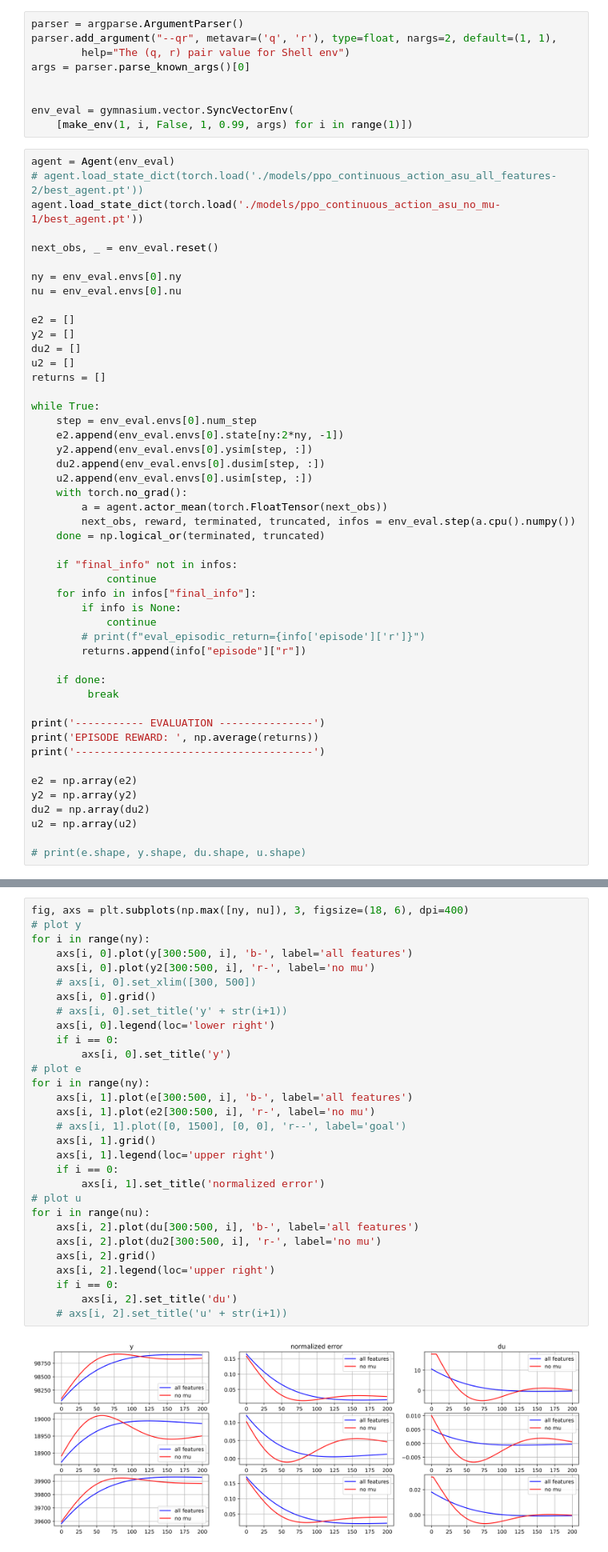
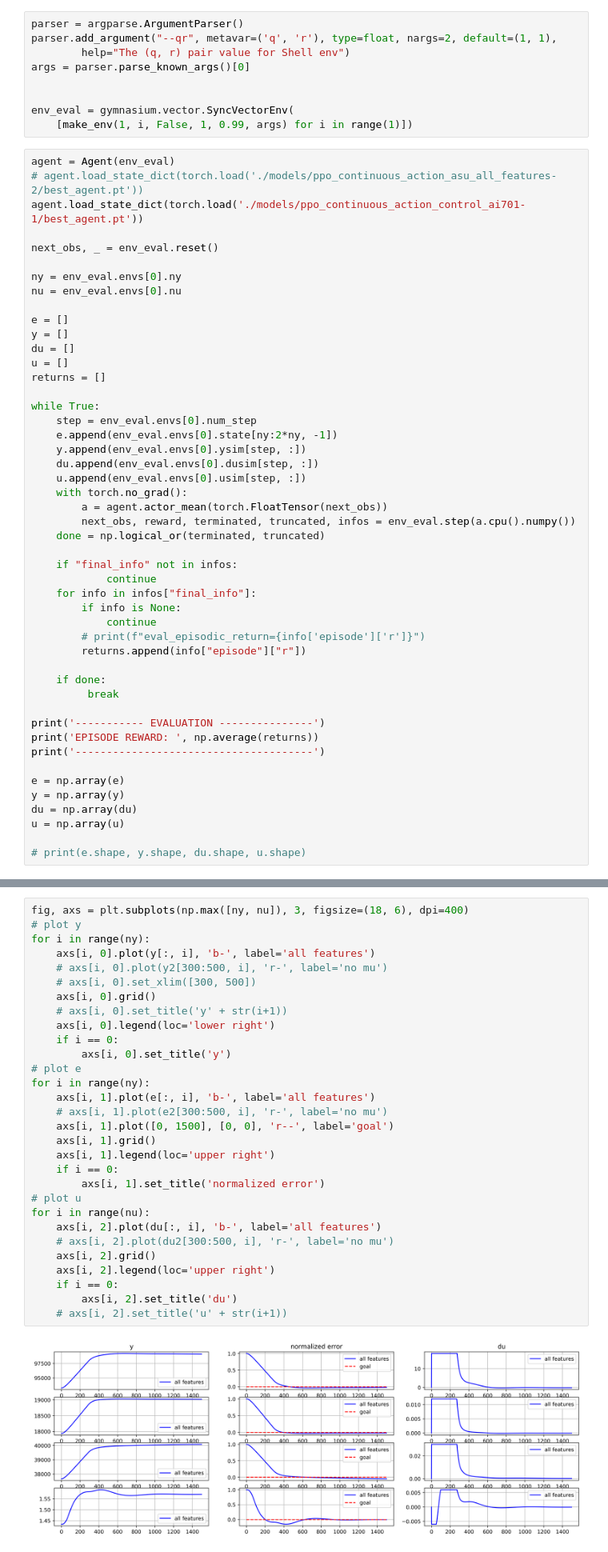
Before and after one commit to qiuruiyu/cleanrl, a Jupyter notebook: asu_test.ipynb, the cells around one changed output, grey strips where cells are left out. Shown at 80% size. Saved outputs shown, nothing was run; the diff lists cells and outputs as text.

```diff
--- a/asu_test.ipynb
+++ b/asu_test.ipynb
@@ -75,25 +75,25 @@ env_eval = gymnasium.vector.SyncVectorEnv(
 # %%
 agent = Agent(env_eval)
 # agent.load_state_dict(torch.load('./models/ppo_continuous_action_asu_all_features-2/best_agent.pt'))
-agent.load_state_dict(torch.load('./models/ppo_continuous_action_asu_no_mu-1/best_agent.pt'))
+agent.load_state_dict(torch.load('./models/ppo_continuous_action_control_ai701-1/best_agent.pt'))
 
 next_obs, _ = env_eval.reset()
 
 ny = env_eval.envs[0].ny
 nu = env_eval.envs[0].nu
 
-e2 = []
-y2 = []
-du2 = []
-u2 = []
+e = []
+y = []
+du = []
+u = []
 returns = []
 
 while True:
     step = env_eval.envs[0].num_step
-    e2.append(env_eval.envs[0].state[ny:2*ny, -1])
-    y2.append(env_eval.envs[0].ysim[step, :])
-    du2.append(env_eval.envs[0].dusim[step, :])
-    u2.append(env_eval.envs[0].usim[step, :])
+    e.append(env_eval.envs[0].state[ny:2*ny, -1])
+    y.append(env_eval.envs[0].ysim[step, :])
+    du.append(env_eval.envs[0].dusim[step, :])
+    u.append(env_eval.envs[0].usim[step, :])
     with torch.no_grad():
         a = agent.actor_mean(torch.FloatTensor(next_obs))
         next_obs, reward, terminated, truncated, infos = env_eval.step(a.cpu().numpy())
@@ -114,10 +114,10 @@ print('----------- EVALUATION ---------------')
 print('EPISODE REWARD: ', np.average(returns))
 print('--------------------------------------')
 
-e2 = np.array(e2)
-y2 = np.array(y2)
-du2 = np.array(du2)
-u2 = np.array(u2)
+e = np.array(e)
+y = np.array(y)
+du = np.array(du)
+u = np.array(u)
 
 # print(e.shape, y.shape, du.shape, u.shape)
 # %% [output]
@@ -127,32 +127,32 @@ EPISODE REWARD:  -407.42578
 # %%
 fig, axs = plt.subplots(np.max([ny, nu]), 3, figsize=(18, 6), dpi=400)
 # plot y
 for i in range(ny):
-    axs[i, 0].plot(y[300:500, i], 'b-', label='all features')
-    axs[i, 0].plot(y2[300:500, i], 'r-', label='no mu')
+    axs[i, 0].plot(y[:, i], 'b-', label='all features')
+    # axs[i, 0].plot(y2[300:500, i], 'r-', label='no mu')
     # axs[i, 0].set_xlim([300, 500])
     axs[i, 0].grid()
     # axs[i, 0].set_title('y' + str(i+1))
     axs[i, 0].legend(loc='lower right')
     if i == 0:
         axs[i, 0].set_title('y')
 # plot e
 for i in range(ny):
-    axs[i, 1].plot(e[300:500, i], 'b-', label='all features')
-    axs[i, 1].plot(e2[300:500, i], 'r-', label='no mu')
-    # axs[i, 1].plot([0, 1500], [0, 0], 'r--', label='goal')
+    axs[i, 1].plot(e[:, i], 'b-', label='all features')
+    # axs[i, 1].plot(e2[300:500, i], 'r-', label='no mu')
+    axs[i, 1].plot([0, 1500], [0, 0], 'r--', label='goal')
     axs[i, 1].grid()
     axs[i, 1].legend(loc='upper right')
     if i == 0:
         axs[i, 1].set_title('normalized error')
 # plot u
 for i in range(nu):
-    axs[i, 2].plot(du[300:500, i], 'b-', label='all features')
-    axs[i, 2].plot(du2[300:500, i], 'r-', label='no mu')
+    axs[i, 2].plot(du[:, i], 'b-', label='all features')
+    # axs[i, 2].plot(du2[300:500, i], 'r-', label='no mu')
     axs[i, 2].grid()
     axs[i, 2].legend(loc='upper right')
     if i == 0:
         axs[i, 2].set_title('du')
     # axs[i, 2].set_title('u' + str(i+1))
 # %% [output]
-[figure, old version]
+[figure, new version]
```
Also changed, not shown: parts of 1 cell of this notebook, 2 other files.
